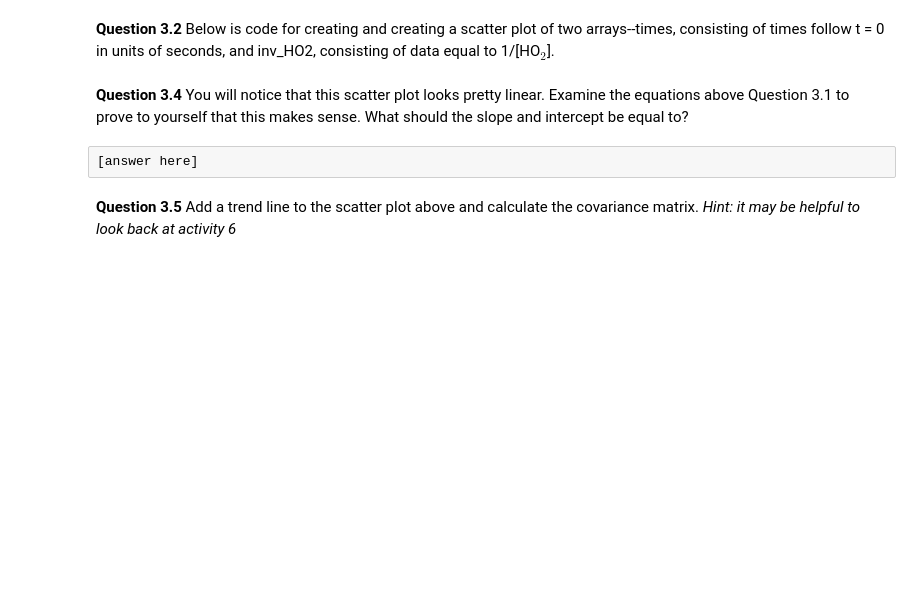
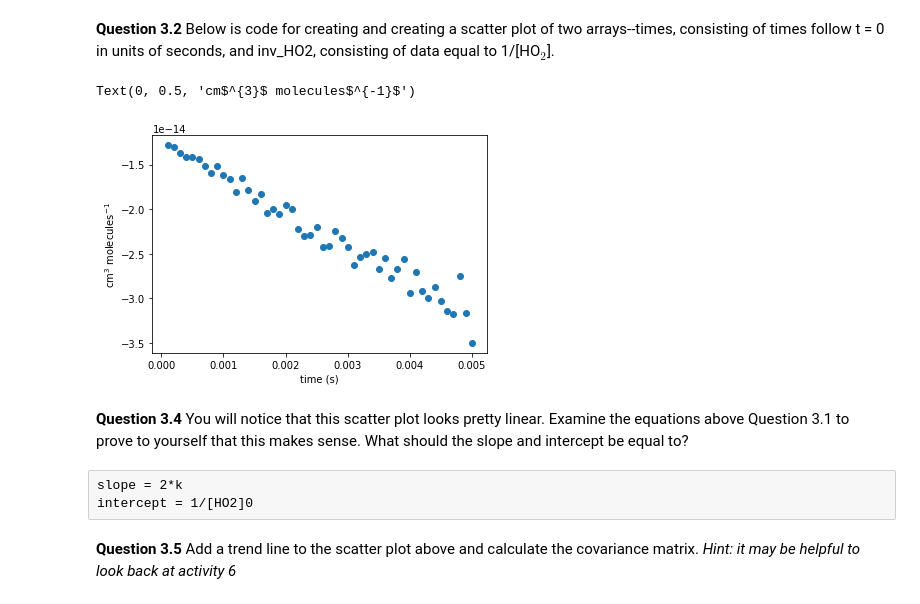
Before and after one commit to qdzhu/ACES, a Jupyter notebook: 7_PS_Analytical_Chemistry_II_studentversion.ipynb, the cells around one changed output. Saved outputs shown, nothing was run; the diff lists cells and outputs as text; code cells hidden in the pictures; blank space fills up the shorter version.

```diff
--- a/7_PS_Analytical_Chemistry_II_studentversion.ipynb
+++ b/7_PS_Analytical_Chemistry_II_studentversion.ipynb
@@ -81,23 +102,28 @@ $\frac{1}{[𝐻𝑂_2 ]} =\frac{1}{[𝐻𝑂_2 ]_0} +2𝑘𝑡$
+# %%
+HO2_data_final = HO2_data[HO2_data['tsec']>=0]
 # %% [markdown]
 **Question 3.2** Below is code for creating and creating a scatter plot of two arrays--times, consisting of times follow t = 0 in units of seconds, and inv_HO2, consisting of data equal to 1/\[HO$_2$\].
 # %%
 
 # add plots to the axis using the timestamp variables as the 'x' and NO2 values for the 'y'
 times = np.array(HO2_data_final['tsec'].values, dtype = float)
-inv_HO2 = np.array(1/HO2_data_final['HO2'].values, dtype = float)
+inv_HO2 = np.array(1/HO2_data_final['concentration'].values, dtype = float)
 
 
 #code for plotting data
 fig, ax = plt.subplots(num=None, facecolor='w', edgecolor='k')
 ax.scatter(times,inv_HO2)
 
-plt.xlim(0,0.005)
-plt.ylim(0,0.5e-13)
+
 plt.xlabel('time (s)')
 plt.ylabel('cm$^{3}$ molecules$^{-1}$')
+# %% [output]
+Text(0, 0.5, 'cm$^{3}$ molecules$^{-1}$')
+[figure, added]
 # %% [markdown]
 **Question 3.4** You will notice that this scatter plot looks pretty linear. Examine the equations above Question 3.1 to prove to yourself that this makes sense. What should the slope and intercept be equal to?
-# %% [raw]
-[answer here]
+# %% [raw]
+slope = 2*k
+intercept = 1/[HO2]0
 # %% [markdown]
 **Question 3.5** Add a trend line to the scatter plot above and calculate the covariance matrix. *Hint: it may be helpful to look back at activity 6*
```
Also changed, not shown: parts of 16 cells of this notebook.
